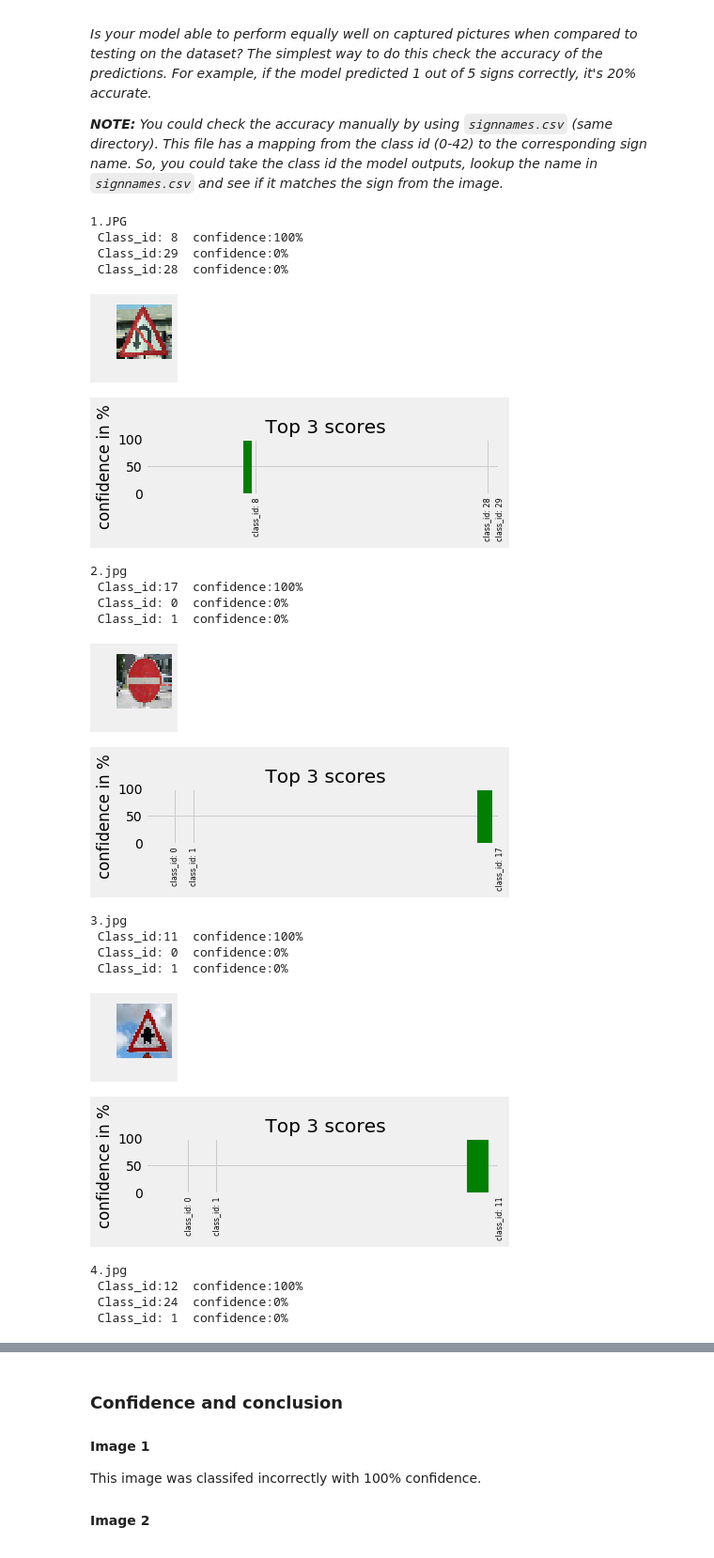
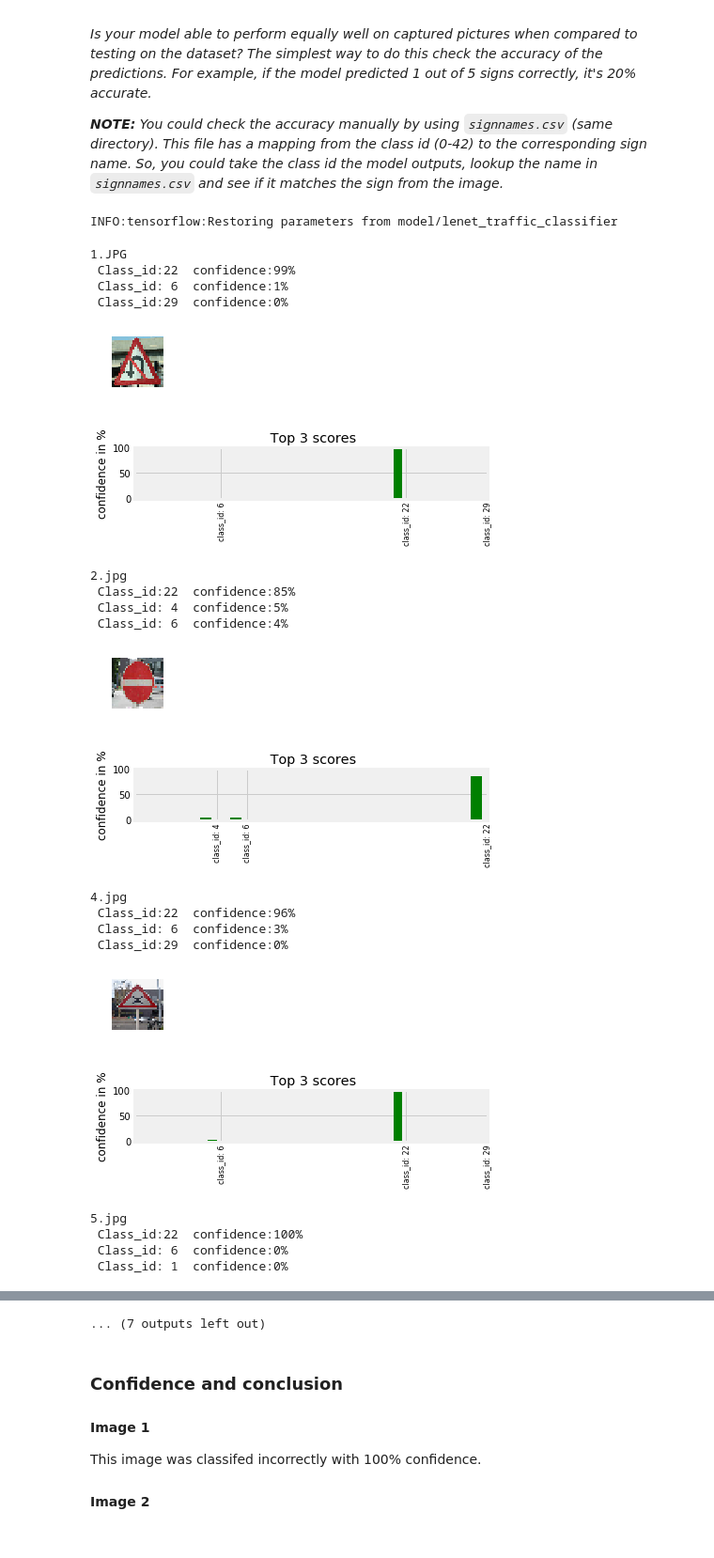
Before and after one commit to galenballew/Traffic-Sign-CNN, a Jupyter notebook: Traffic_Sign_Classifier.ipynb, the cells around one changed output, grey strips where cells are left out. Shown at 94% size. Saved outputs shown, nothing was run; the diff lists cells and outputs as text; code cells hidden in the pictures.

```diff
--- a/Traffic_Sign_Classifier.ipynb
+++ b/Traffic_Sign_Classifier.ipynb
@@ -202,16 +202,9 @@ keep_prob = tf.placeholder(tf.float32)
 tf.add_to_collection('x', x)
 tf.add_to_collection('y', y)
 tf.add_to_collection('keep_prob', keep_prob)
-# %%
-#workaround for runing TF on my GPU. something with one_hot encoding overwhelms the CPU.
-#https://github.com/tensorflow/tensorflow/issues/6509
-num_labels = 43
-sparse_labels = tf.reshape(y, [-1, 1])
-derived_size = tf.shape(sparse_labels)[0]
-indices = tf.reshape(tf.range(0, derived_size, 1), [-1, 1])
-concated = tf.concat(1, [indices, sparse_labels])
-outshape = tf.concat(0, [tf.reshape(derived_size, [1]), tf.reshape(num_labels, [1])])
-one_hot_y = tf.sparse_to_dense(concated, outshape, 1.0, 0.0)
+# %%
+#create one hot encoding of possible classes
+one_hot_y = tf.one_hot(y, 43)
 # %%
 def LeNet(x):
     # Hyperparameters
@@ -260,7 +253,7 @@ def LeNet(x):
     return logits,weights
 # %%
 logits,weights = LeNet(x)
-cross_entropy = tf.nn.softmax_cross_entropy_with_logits(logits, one_hot_y)
+cross_entropy = tf.nn.softmax_cross_entropy_with_logits(logits=logits, labels=one_hot_y)
 
 # L2 Regularization
 regularizers = 0.0
@@ -298,7 +291,7 @@ config.gpu_options.per_process_gpu_memory_fraction=0.3
 # %%
 import os
 
-save_dir = './'
+save_dir = './model'
 # %%
 with tf.device('/gpu:0'):
     with tf.Session(config=config) as sess:
@@ -448,12 +442,13 @@ import os
 config = tf.ConfigProto(allow_soft_placement = True)
 config.gpu_options.per_process_gpu_memory_fraction=0.3
 # %%
+
 filenames = os.listdir("test_photos/")
 
 with tf.device('/cpu:0'):
     with tf.Session(config=config) as sess:
-        loader = tf.train.import_meta_graph('lenet_traffic_classifier.meta')
-        loader.restore(sess, tf.train.latest_checkpoint('./'))
+        loader = tf.train.import_meta_graph('model/lenet_traffic_classifier.meta')
+        loader.restore(sess, tf.train.latest_checkpoint('model/'))
 
         accuracy_operation=tf.get_collection('accuracy_operation')[0] #returns list
         x=tf.get_collection('x')[0]
@@ -476,52 +471,53 @@ with tf.device('/cpu:0'):
 
             predict_confidence=value.squeeze()
             indices = indices.squeeze()
             print(filename)
             fig = plt.figure(figsize=(1,1))
             plt.imshow(test_image)
             plt.axis('off')
             for j in range(0,3):
                 print ( ' Class_id:{0:2d}  confidence:{1:.0%}'.format((indices[j]),(predict_confidence[j])))
 
             classes = indices.squeeze()
             width = 0.75
             fig = plt.figure(figsize=(6,1))
             ax = fig.add_subplot(1, 1, 1)
 
             rect = ax.bar(classes, predict_confidence*100, width,
                     color='green')
 
             # axes and labels
             ax.set_xlim(-width,len(classes)+width)
             ax.set_ylim(0,100)
             ax.set_ylabel('confidence in %')
             ax.set_title(' Top 3 scores')
             xTickMarks = ['class_id: '+str(classes[k]) for k in range(0,len(classes))]
             ax.set_xticks(classes+width)
             xtickNames = ax.set_xticklabels(xTickMarks)
             plt.setp(xtickNames, rotation=90, fontsize=8)
             plt.show()
             plt.close
 # %% [output]
-1.JPG
- Class_id: 8  confidence:100%
- Class_id:29  confidence:0%
- Class_id:28  confidence:0%
+INFO:tensorflow:Restoring parameters from model/lenet_traffic_classifier
+1.JPG
+ Class_id:22  confidence:99%
+ Class_id: 6  confidence:1%
+ Class_id:29  confidence:0%
-[figure, old version]
+[figure, new version]
-[figure, old version]
+[figure, new version]
-2.jpg
- Class_id:17  confidence:100%
- Class_id: 0  confidence:0%
- Class_id: 1  confidence:0%
+2.jpg
+ Class_id:22  confidence:85%
+ Class_id: 4  confidence:5%
+ Class_id: 6  confidence:4%
-[figure, old version]
+[figure, new version]
-[figure, old version]
+[figure, new version]
-3.jpg
- Class_id:11  confidence:100%
- Class_id: 0  confidence:0%
- Class_id: 1  confidence:0%
+4.jpg
+ Class_id:22  confidence:96%
+ Class_id: 6  confidence:3%
+ Class_id:29  confidence:0%
-[figure, old version]
+[figure, new version]
-[figure, old version]
+[figure, new version]
-4.jpg
- Class_id:12  confidence:100%
- Class_id:24  confidence:0%
- Class_id: 1  confidence:0%
+5.jpg
+ Class_id:22  confidence:100%
+ Class_id: 6  confidence:0%
+ Class_id: 1  confidence:0%
@@ -531,3 +525,4 @@ with tf.device('/cpu:0'):
+... (7 outputs left out)
 # %% [markdown]
 ### Confidence and conclusion
 
```
Also changed, not shown: parts of 11 cells of this notebook, 6 other files.
